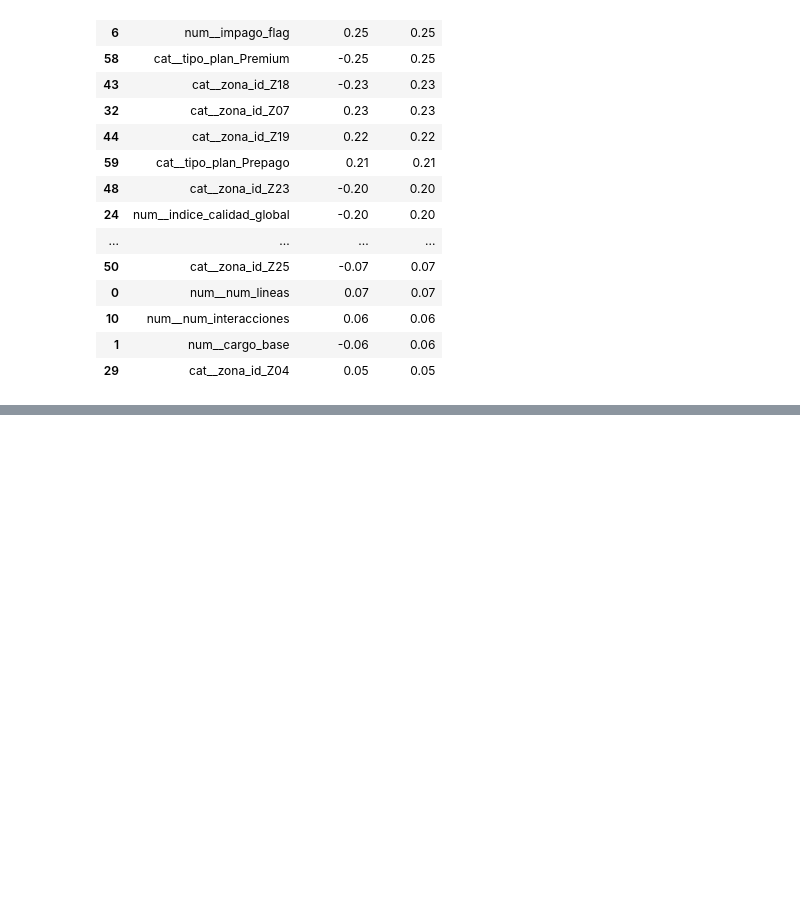
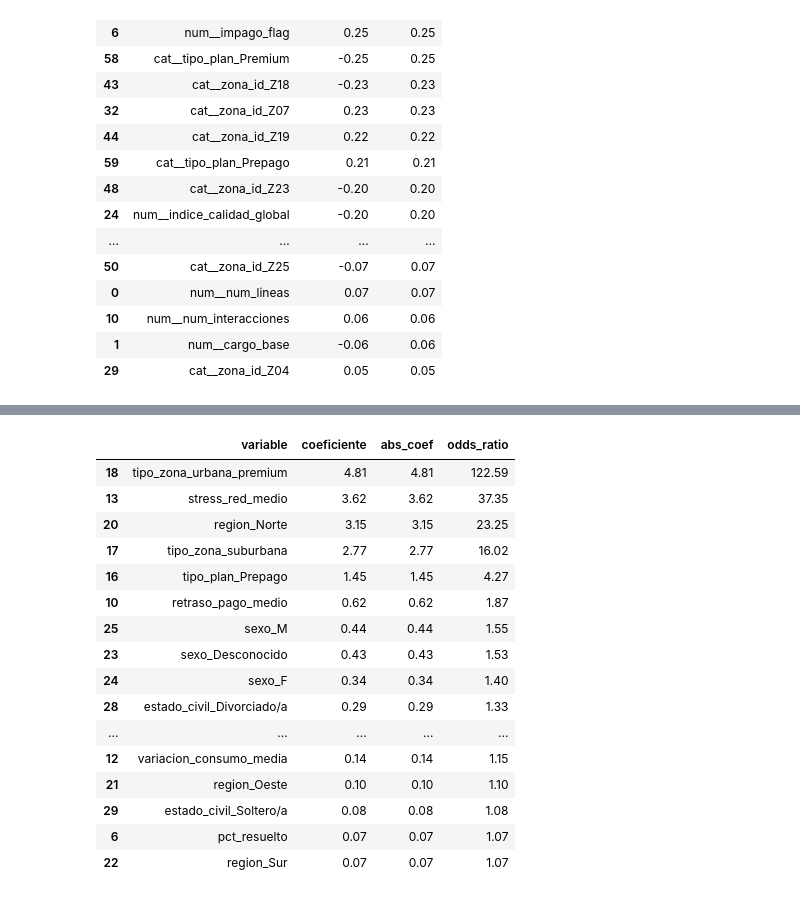
Before and after one commit to ancarmar03-create/UCV-Churn, a Jupyter notebook: notebooks/modelo1.ipynb, the cells around one changed output, grey strips where cells are left out. Cells and saved outputs as stored; diff of their text form; code cells hidden in the pictures; blank space fills up the shorter version.

```diff
--- a/notebooks/modelo1.ipynb
+++ b/notebooks/modelo1.ipynb
@@ -2819,0 +2987,25 @@ coeficientes.sort_values(
+# %%
+coef_df["odds_ratio"] = np.exp(coef_df["coeficiente"])
+
+coef_df.sort_values(
+    by="odds_ratio",
+    ascending=False
+).head(20)
+# %% [output]
+|  | variable | coeficiente | abs_coef | odds_ratio |
+| 18 | tipo_zona_urbana_premium | 4.81 | 4.81 | 122.59 |
+| 13 | stress_red_medio | 3.62 | 3.62 | 37.35 |
+| 20 | region_Norte | 3.15 | 3.15 | 23.25 |
+| 17 | tipo_zona_suburbana | 2.77 | 2.77 | 16.02 |
+| 16 | tipo_plan_Prepago | 1.45 | 1.45 | 4.27 |
+| 10 | retraso_pago_medio | 0.62 | 0.62 | 1.87 |
+| 25 | sexo_M | 0.44 | 0.44 | 1.55 |
+| 23 | sexo_Desconocido | 0.43 | 0.43 | 1.53 |
+| 24 | sexo_F | 0.34 | 0.34 | 1.40 |
+| 28 | estado_civil_Divorciado/a | 0.29 | 0.29 | 1.33 |
+| ... | ... | ... | ... | ... |
+| 12 | variacion_consumo_media | 0.14 | 0.14 | 1.15 |
+| 21 | region_Oeste | 0.10 | 0.10 | 1.10 |
+| 29 | estado_civil_Soltero/a | 0.08 | 0.08 | 1.08 |
+| 6 | pct_resuelto | 0.07 | 0.07 | 1.07 |
+| 22 | region_Sur | 0.07 | 0.07 | 1.07 |
```
Also changed, not shown: parts of 20 cells of this notebook.
